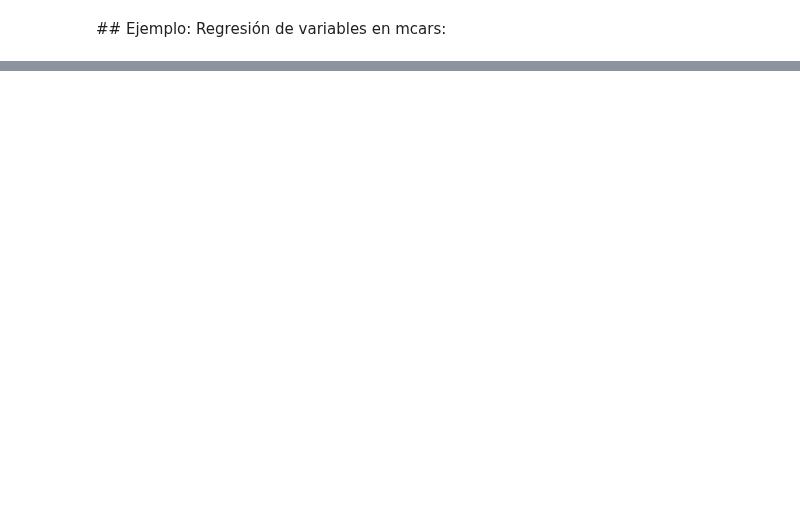
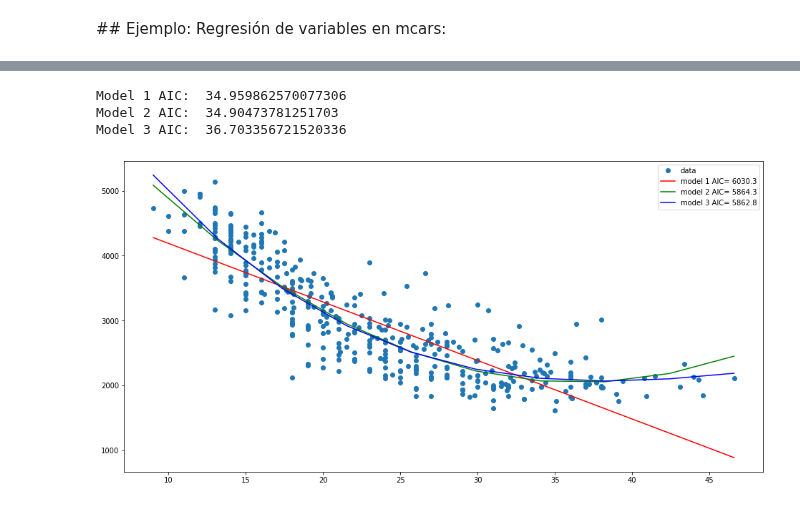
Before and after one commit to raulbenitez/postgrau_IML_exploratory, a Jupyter notebook: EXPLORATORY/regresion_univariada_modelos.ipynb, the cells around one changed output, grey strips where cells are left out. Cells and saved outputs as stored; diff of their text form; code cells hidden in the pictures; blank space fills up the shorter version.

```diff
--- a/EXPLORATORY/regresion_univariada_modelos.ipynb
+++ b/EXPLORATORY/regresion_univariada_modelos.ipynb
@@ -89,2 +174,12 @@ Model 3 AIC:  36.703356721520336
 # %% [markdown]
 ## Ejemplo: Regresión de variables en mcars:
+# %%
+import pandas as pd
+import seaborn as sns
+mpg = sns.load_dataset("mpg")
+mpg_num = mpg.select_dtypes(include='number') # keep only numeric variables
+mpg_num_nonans = mpg_num.dropna() # remove observations with NaNs
+
+print('datos originales = {}'.format(mpg.shape))
+print('datos numericos = {}'.format(mpg_num.shape))
+print('datos numericos sin NaNs = {}'.format(mpg_num_nonans.shape))
@@ -90,0 +197,49 @@ Model 3 AIC:  36.703356721520336
+# %%
+x = mpg['mpg']
+y = mpg['weight']
+X = sm.add_constant(x) # adds a first column to add an intercept (beta_0) to our model
+
+
+# Modelo 1 (Lineal): y = a*x + b
+model1 = sm.OLS(y, X)
+model1 = model1.fit()
+
+# Modelo 2 (Cuadrático): y = a*x^2 + b*x + c
+X2 = np.column_stack((x, x**2))
+X2 = sm.add_constant(X2) # adds a first column with ones
+model2 = sm.OLS(y, X2)
+model2 = model2.fit()
+
+# Modelo 2 (Orden 3):  y = a*x^3 + b*x^3 + c*x + d
+X3 = np.column_stack((x, x**2, x**3))
+X3 = sm.add_constant(X3) # adds a first column with ones
+model3 = sm.OLS(y, X3)
+model3 = model3.fit()
+
+print('Model 1 AIC: ',results1.aic)
+print('Model 2 AIC: ',results2.aic)
+print('Model 3 AIC: ',results3.aic)
+
+x_predict = np.linspace(x.min(),x.max(),10)
+X_pred = sm.add_constant(x_predict) # adds a first column to add an intercept (beta_0) to our model
+X2_pred = np.column_stack((x_predict, x_predict**2))
+X2_pred = sm.add_constant(X2_pred) # adds a first column to add an intercept (beta_0) to our model
+X3_pred = np.column_stack((x_predict, x_predict**2,x_predict**3))
+X3_pred = sm.add_constant(X3_pred) # adds a first column to add an intercept (beta_0) to our model
+
+y1_predict = model1.predict(X_pred)
+y2_predict = model2.predict(X2_pred)
+y3_predict = model3.predict(X3_pred)
+
+fig, ax = plt.subplots(figsize=(16,8))
+ax.plot(x, y, 'o', label="data")
+ax.plot(x_predict, y1_predict, 'r-', label="model 1 AIC= {:.5}".format(model1.aic))
+ax.plot(x_predict, y2_predict, 'g-', label="model 2 AIC= {:.5}".format(model2.aic))
+ax.plot(x_predict, y3_predict, 'b-', label="model 3 AIC= {:.5}".format(model3.aic))
+ax.legend()
+plt.show()
+# %% [output]
+Model 1 AIC:  34.959862570077306
+Model 2 AIC:  34.90473781251703
+Model 3 AIC:  36.703356721520336
+[figure, added]
```
Also changed, not shown: parts of 13 cells of this notebook.
